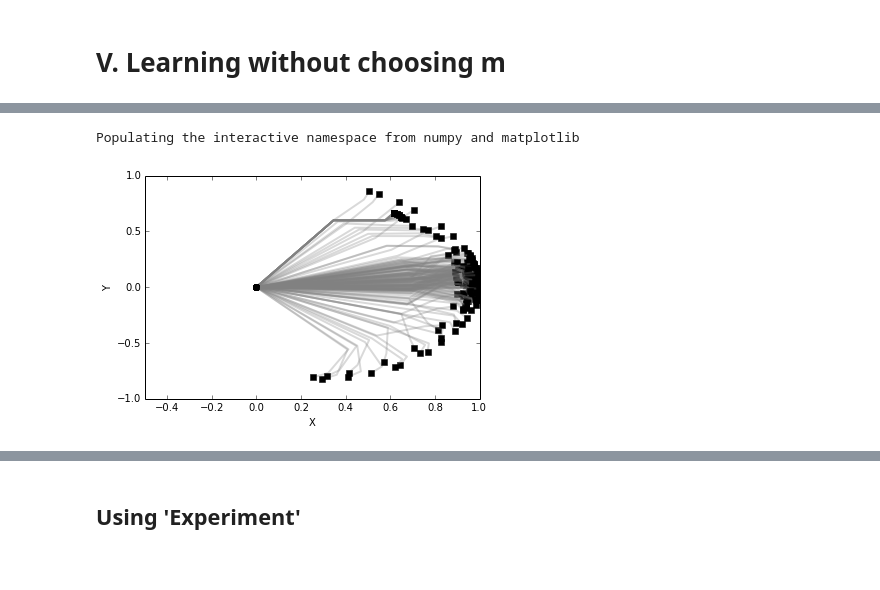
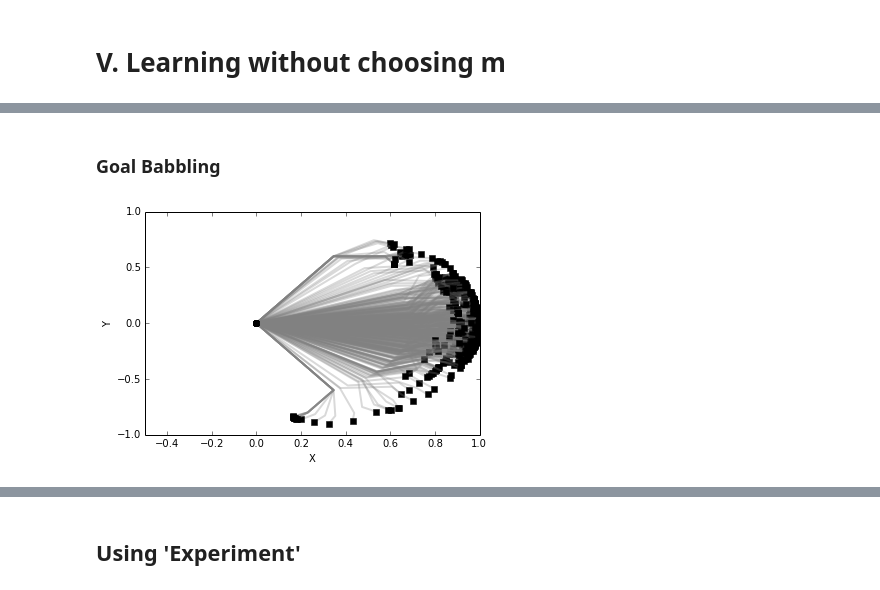
Before and after one commit to flowersteam/explauto, a Jupyter notebook: notebook/learning_with_context.ipynb, the cells around one changed output, grey strips where cells are left out. Drawn from its saved outputs; the diff is of its cells as text; code cells hidden in the pictures.

```diff
--- a/notebook/learning_with_context.ipynb
+++ b/notebook/learning_with_context.ipynb
@@ -108,0 +110,10 @@ It might be useful to test reseting e.g. each 50 iterations.
+# %%
+# Random Motor Babbling
+ax = axes()
+environment.reset()
+motor_configurations = environment.random_motors(n=500)
+
+# Plotting 10 random motor configurations:
+for m in motor_configurations:
+    environment.update(m, reset=False)
+    environment.plot(ax)
@@ -109,4 +124,7 @@ It might be useful to test reseting e.g. each 50 iterations.
 # %%
+# Random Goal Babbling
+im_model = RandomInterest(conf, conf.s_dims)
+
 # Reset environment
 environment.reset()
 
@@ -120,7 +138,7 @@ sm_model.update([0.]*6, np.hstack((environment.current_sensori_position, [0., 0.
 
 ax = axes()
 
-for _ in range(200):
+for _ in range(500):
     # Get current context
     s = environment.current_sensori_position
     # sample a random sensory goal using the interest model:
@@ -221,0 +241,11 @@ environment = ContextEnvironment(env_cls, env_conf, context_mode)
+# %%
+# Random Motor Babbling
+ax = axes()
+environment.reset()
+motor_configurations = environment.random_motors(n=500)
+
+for mdm in motor_configurations:
+
+    m = list(environment.current_motor_position)
+    environment.update(np.hstack((m, mdm[len(mdm)/2:])), reset=False)
+    environment.plot(ax, alpha=0.3)
@@ -222,8 +254,10 @@ environment = ContextEnvironment(env_cls, env_conf, context_mode)
+# %% [markdown]
+### Goal Babbling
 # %%
-from explauto.interest_model.discrete_progress import DiscretizedProgress, competence_dist
-im_model = DiscretizedProgress(conf, conf.s_dims, **{'x_card': 1000,
-                                                     'win_size': 20,
-                                                     'measure': competence_dist})
+ax = axes()
+
+# Random Goal Babbling
+im_model = RandomInterest(conf, conf.s_dims)
 
 # Reset environment
 environment.reset()
@@ -237,36 +271,33 @@ c_dims = [0, 1] # hand position's dimensions
 for i in range(10):
     sm_model.update([0.]*6, np.hstack((environment.current_sensori_position, [0., 0.])))
 
-%pylab inline
-ax = axes()
 
 in_dims = range(3) + range(6,10)
 out_dims = range(3, 6)
 
-for i in range(200):
+for i in range(500):
     if np.mod(i, context_mode['reset_iterations']) == 0:
         environment.reset()
         #print "Iteration", i, "Reset environment"
     #print
     m = list(environment.current_motor_position)
     s = list(environment.current_sensori_position)
 
     ds_g = list(im_model.sample_given_context(s, c_dims))
     #print "ds_g", ds_g
 
     dm = sm_model.infer(in_dims,
                         out_dims,
                         m + s + ds_g)
     mdm = np.hstack((m, dm))
     #print "mdm", mdm
     sds = environment.update(mdm, reset=False)
     # update the sensorimotor model:
     sm_model.update(mdm, sds)
     # update interest model
-    im_model.update(hstack((mdm, s, ds_g)), hstack((mdm, sds)))
+    im_model.update(np.hstack((mdm, s, ds_g)), np.hstack((mdm, sds)))
     # plot arm
     environment.plot(ax, alpha=0.3)
     #print "m", m, "s", s, "ds_g", ds_g, "dm", dm
 # %% [output]
-Populating the interactive namespace from numpy and matplotlib
-[figure, old version]
+[figure, new version]
```
Also changed, not shown: parts of 17 cells of this notebook.
